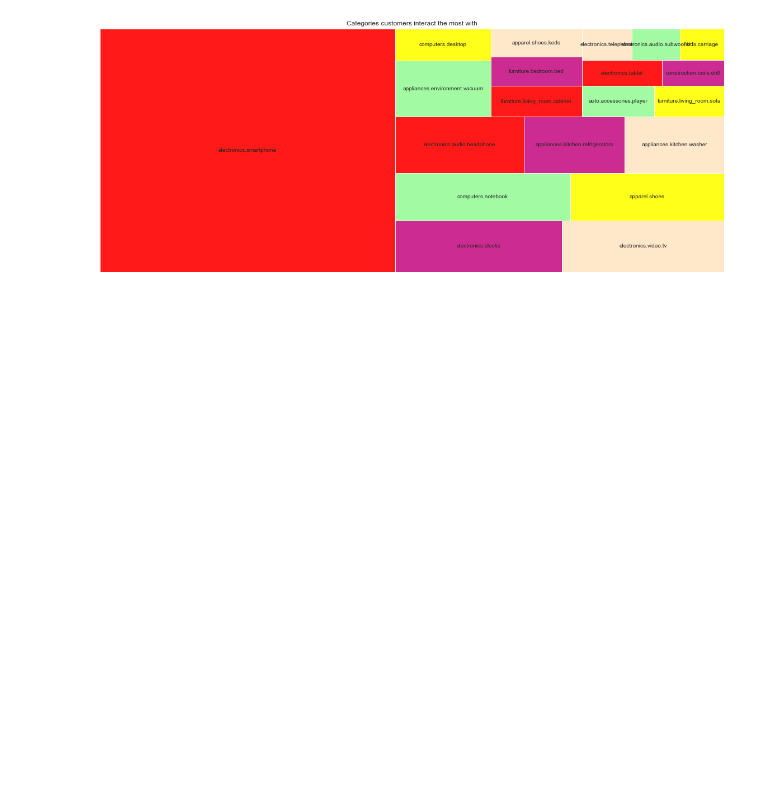
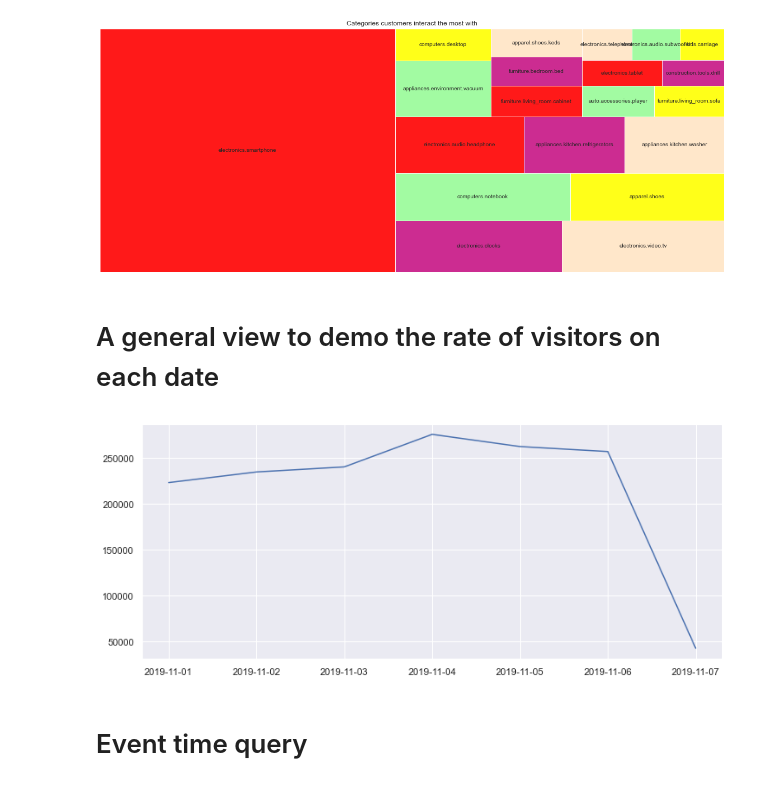
Before and after one commit to Hmmsien/ECommerce_behavior, a Jupyter notebook: Ecommerce-Behavior-Analytics-Maher.ipynb, the cells around one changed output. Saved outputs shown, nothing was run; the diff lists cells and outputs as text; code cells hidden in the pictures; blank space fills up the shorter version.

Commit message:
event time analysis!

```diff
--- a/Ecommerce-Behavior-Analytics-Maher.ipynb
+++ b/Ecommerce-Behavior-Analytics-Maher.ipynb
@@ -165,0 +174,19 @@ plt.show()
+# %% [markdown]
+# A general view to demo the rate of visitors on each date
+# %%
+#No of visitors by date
+data = df.loc[:,['event_time','user_id']]
+
+#Dates from the data
+data['event_time'] = data['event_time'].apply(lambda s: str(s)[0:10])
+visitor_each_date = data.drop_duplicates().groupby(['event_time'])['user_id'].agg(['count']).sort_values(by=['event_time'], ascending=True)
+x = pd.Series(visitor_by_date.index.values).apply(lambda s: datetime.strptime(s, '%Y-%m-%d').date())
+y = visitor_each_date['count']
+plt.rcParams['figure.figsize'] = (12,5)
+
+plt.plot(x,y)
+plt.show()
+# %% [output]
+[figure, added]
+# %% [markdown]
+# Event time query
```
Also changed, not shown: parts of 15 cells of this notebook.
